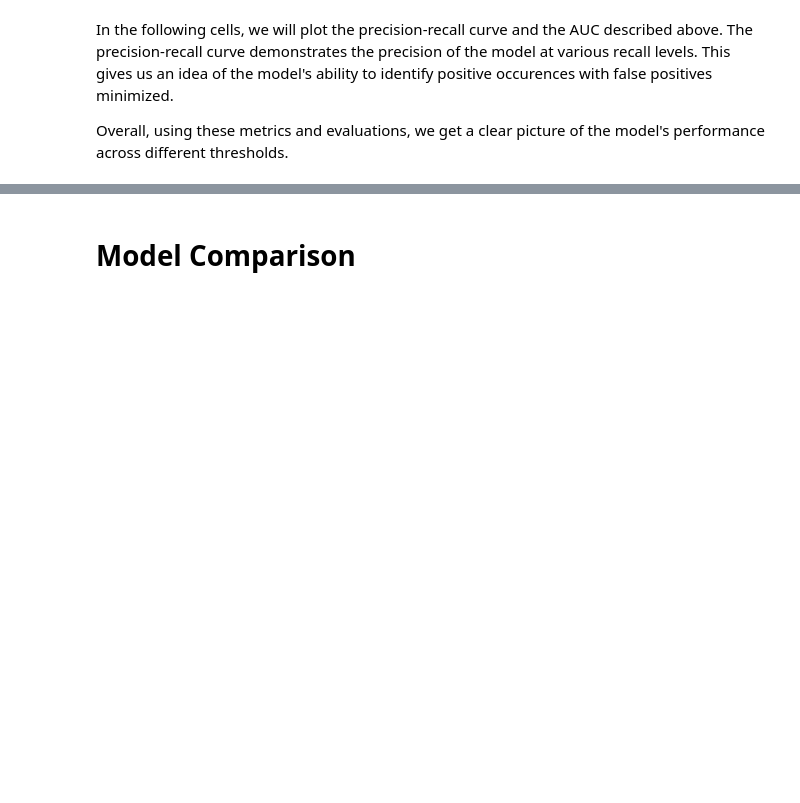
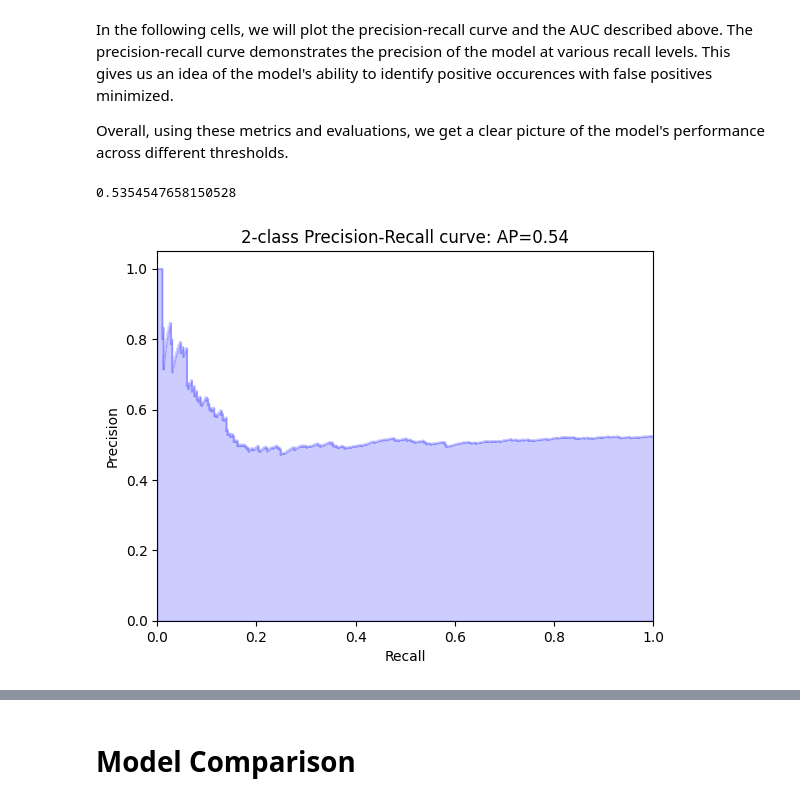
Before and after one commit to athenafung1/deep-learning-for-healthcare-final-project, a Jupyter notebook: DL4H_Team_113.ipynb, the cells around one changed output, grey strips where cells are left out. Saved outputs shown, nothing was run; the diff lists cells and outputs as text; code cells hidden in the pictures; blank space fills up the shorter version.

```diff
--- a/DL4H_Team_113.ipynb
+++ b/DL4H_Team_113.ipynb
@@ -113,6 +113,8 @@ from time import time
 torch.manual_seed(2)    # reproducible torch:2 np:3
 np.random.seed(3)
 # %%
+QUICK_DEMO = True
+
 #Defines configuration for the data/model/training.
 CONFIG = {}
 
@@ -482,11 +500,11 @@ for pre_epo in range(PRETRAIN_EPOCHS):
 # %%
 #===== TRAINING =====
+if not QUICK_DEMO:
+    sigmoid = torch.nn.Sigmoid()
+    bce_loss = torch.nn.BCELoss()
 
-sigmoid = torch.nn.Sigmoid()
-bce_loss = torch.nn.BCELoss()
-
-for tr_epo in range(TRAIN_EPOCHS):
-        for i, (v_D, label) in enumerate(training_generator_sup):
+    for tr_epo in range(TRAIN_EPOCHS):
+        for iter_idx, (v_D, label) in enumerate(training_generator_sup):
             v_D = v_D.float()
             recon, code, score, Z_f, z_D = model(v_D)
             label = Variable(torch.from_numpy(np.array(label)).long())
@@ -510,7 +528,7 @@ for tr_epo in range(TRAIN_EPOCHS):
             opt.step()
 
             print(  'Training at Epoch ' + str(tr_epo) + \
-                    ' iteration ' + str(i) + \
+                    ' iteration ' + str(iter_idx) + \
                     ', total loss is ' + '%.3f' % (total_loss.detach().numpy()) + \
                     ', proj loss is ' + '%.3f' % (loss_p.detach().numpy()) + \
                     ', recon loss is ' + '%.3f' % (loss_r.detach().numpy()) + \
@@ -600,9 +619,9 @@ The evaluation metrics used here include some of the most commonly used metrics
 
 from matplotlib import pyplot as plt
 params = {
-        'batch_size': 256,
+        'batch_size': 128,
         'shuffle': True,
-        'num_workers': 6
+        'num_workers': 0
         }
 
 df_ddi = pd.read_csv('data/BIOSNAP/sup_test.csv')  # ddi dataframe drug1_smiles, drug2_smiles
@@ -610,18 +629,20 @@ labels_sup = df_ddi.label.values
 test_set = sup_data(df_ddi.index.values, labels_sup, df_ddi)
 test_generator_sup = data.DataLoader(test_set, **params)
 
-model_nn = model_max
-
 y_pred = []
 y_label = []
-model_nn.eval()
-for i, (v_D, label) in tqdm(enumerate(test_generator_sup)):
-    recon, r_vec, score, latent_dict, z_D = model_nn(v_D.float())
-    sigmoid = torch.nn.Sigmoid()
+model.eval()
+sigmoid = torch.nn.Sigmoid()
+
+for iter_idx, (v_D, label) in tqdm(enumerate(test_generator_sup)):
+    recon, r_vec, score, latent_dict, z_D = model(v_D.float())
     logits = torch.squeeze(sigmoid(score)).detach().cpu().numpy()
     label_ids = label.to('cpu').numpy()
     y_label = y_label + label_ids.flatten().tolist()
     y_pred = y_pred + logits.flatten().tolist()
+
+    if QUICK_DEMO and iter_idx >= 5:
+        break
 # %% [markdown]
 In the following cells, we will plot the precision-recall curve and the AUC described above. The precision-recall curve demonstrates the precision of the model at various recall levels. This gives us an idea of the model's ability to identify positive occurences with false positives minimized.
 
@@ -629,26 +650,24 @@ Overall, using these metrics and evaluations, we get a clear picture of the mode
 # %%
 from sklearn.metrics import average_precision_score
 average_precision_score(y_label, y_pred)
 from sklearn.metrics import precision_recall_curve
-from sklearn.utils.fixes import signature
 average_precision = average_precision_score(y_label, y_pred)
 precision, recall, _ = precision_recall_curve(y_label, y_pred)
 
-# In matplotlib < 1.5, plt.fill_between does not have a 'step' argument
-step_kwargs = ({'step': 'post'}
-               if 'step' in signature(plt.fill_between).parameters
-               else {})
 plt.step(recall, precision, color='b', alpha=0.2,
          where='post')
-plt.fill_between(recall, precision, alpha=0.2, color='b', **step_kwargs)
+plt.fill_between(recall, precision, alpha=0.2, color='b')
 
 plt.xlabel('Recall')
 plt.ylabel('Precision')
 plt.ylim([0.0, 1.05])
 plt.xlim([0.0, 1.0])
 plt.title('2-class Precision-Recall curve: AP={0:0.2f}'.format(
           average_precision))
 average_precision
+# %% [output]
+0.5354547658150528
+[figure, added]
 # %%
 from sklearn.metrics import roc_auc_score, precision_recall_curve, roc_curve, auc, confusion_matrix, classification_report
 
```
Also changed, not shown: parts of 6 cells of this notebook.
